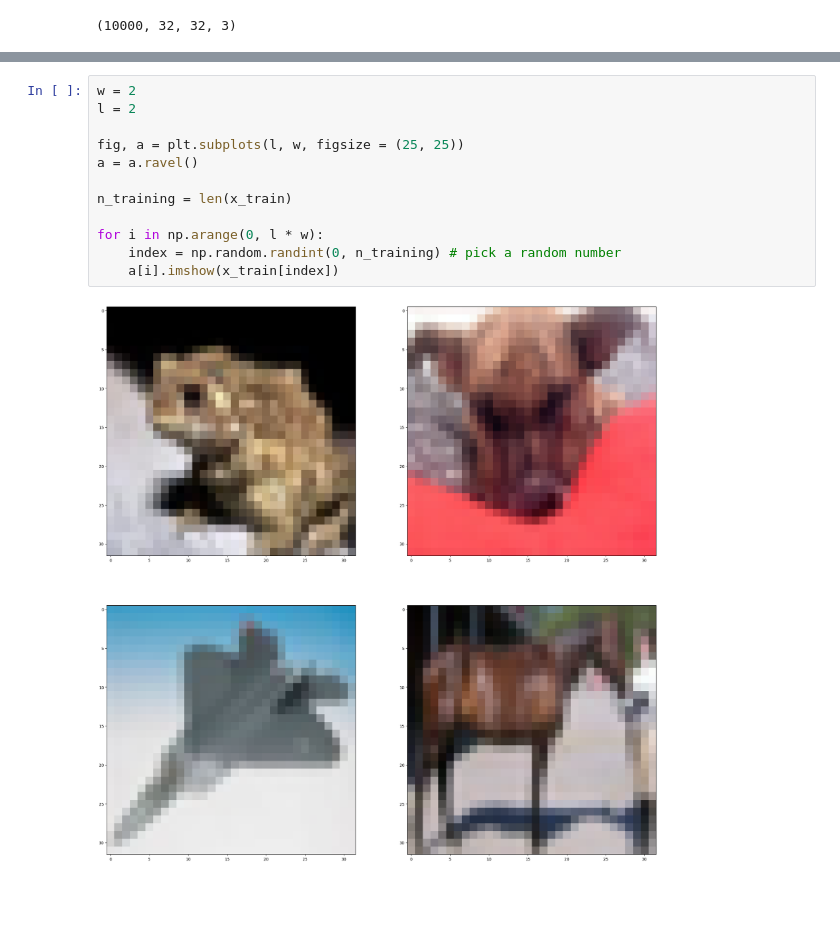
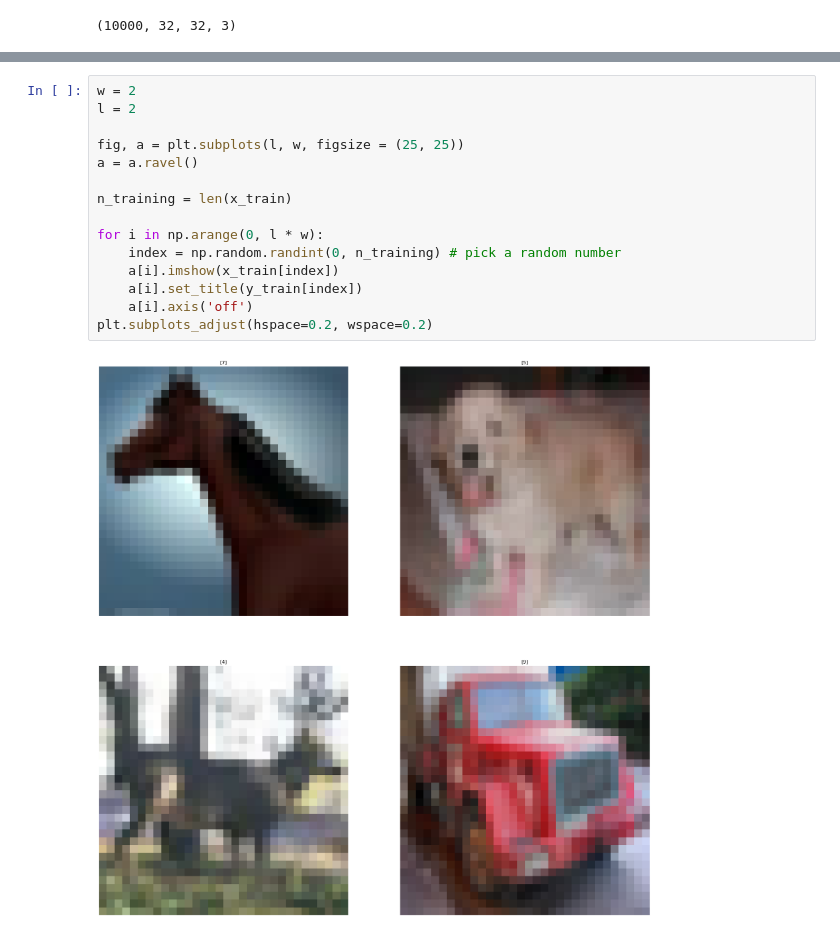
Before and after one commit to tkddls8848/forfun, a Jupyter notebook: 06. Machine Learning/manually.ipynb, the cells around one changed output, grey strips where cells are left out. Cells and saved outputs as stored; diff of their text form; blank space fills up the shorter version.

Commit message:
06 => data plot

```diff
--- a/06. Machine Learning/manually.ipynb
+++ b/06. Machine Learning/manually.ipynb
@@ -20,14 +22,17 @@ AxesImage(shape=(32, 32, 3))
 # %%
 w = 2
 l = 2
 
 fig, a = plt.subplots(l, w, figsize = (25, 25))
 a = a.ravel()
 
 n_training = len(x_train)
 
 for i in np.arange(0, l * w):
     index = np.random.randint(0, n_training) # pick a random number
     a[i].imshow(x_train[index])
+    a[i].set_title(y_train[index])
+    a[i].axis('off')
+plt.subplots_adjust(hspace=0.2, wspace=0.2)
 # %% [output]
-[figure, old version]
+[figure, new version]
```
Also changed, not shown: parts of 3 cells of this notebook, 1 other file.
